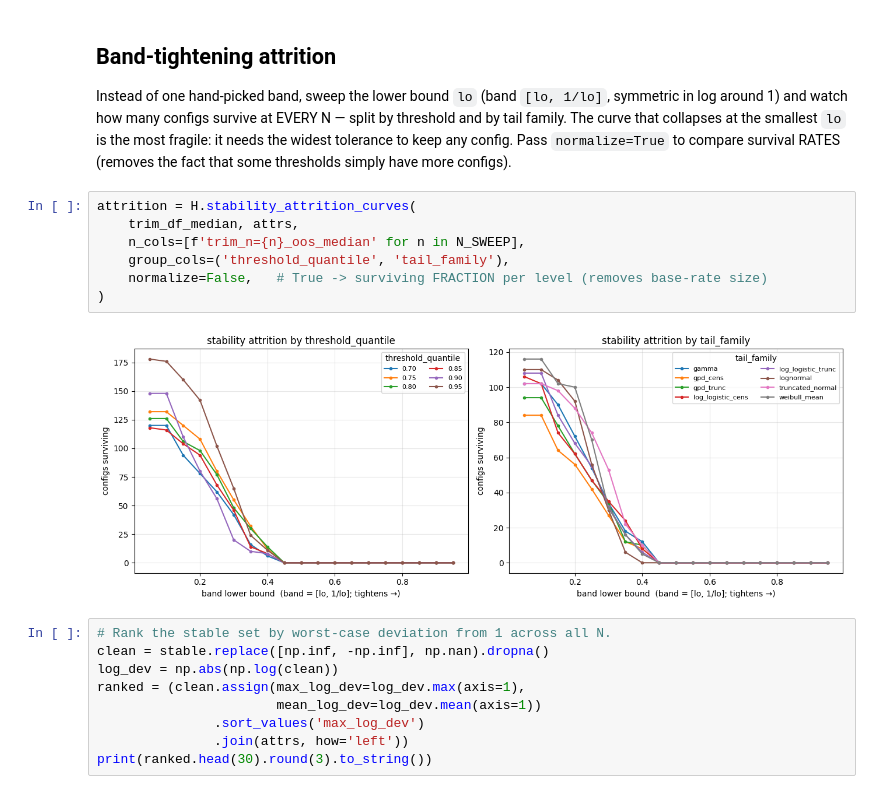
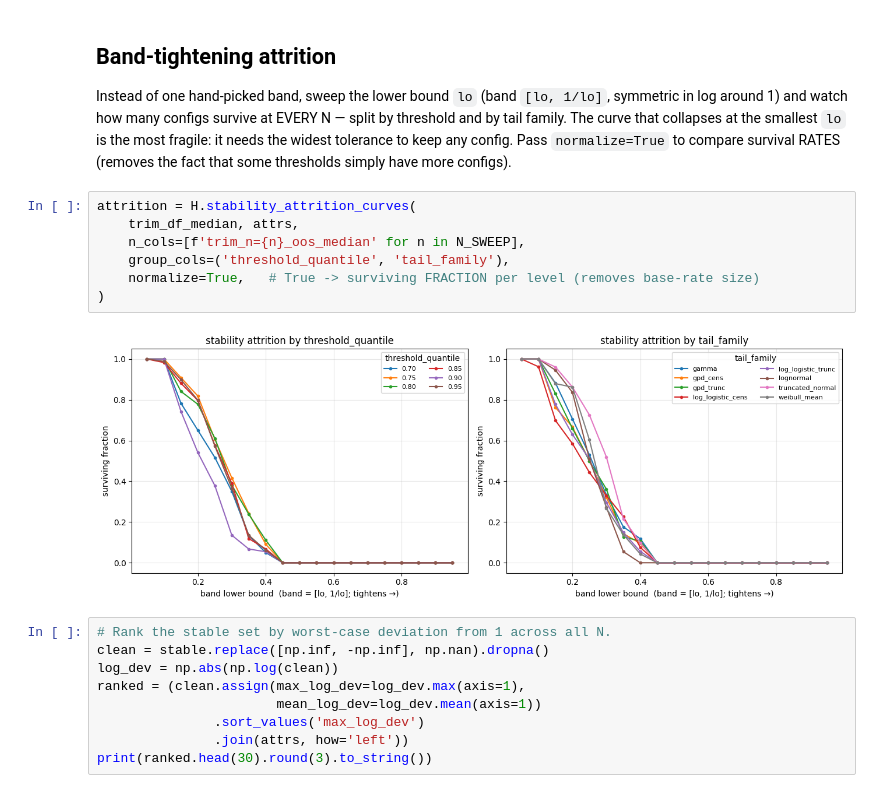
Before and after one commit to ihmeuw/idd-tc-mortality, a Jupyter notebook: notebooks/20260722/dh_intermediate_diagnostics_v1985.ipynb, the cells around one changed output. Saved outputs shown, nothing was run; the diff lists cells and outputs as text.

```diff
--- a/notebooks/20260722/dh_intermediate_diagnostics_v1985.ipynb
+++ b/notebooks/20260722/dh_intermediate_diagnostics_v1985.ipynb
@@ -326,12 +327,12 @@ RATES (removes the fact that some thresholds simply have more configs).
 # %%
 attrition = H.stability_attrition_curves(
     trim_df_median, attrs,
     n_cols=[f'trim_n={n}_oos_median' for n in N_SWEEP],
     group_cols=('threshold_quantile', 'tail_family'),
-    normalize=False,   # True -> surviving FRACTION per level (removes base-rate size)
+    normalize=True,   # True -> surviving FRACTION per level (removes base-rate size)
 )
 # %% [output]
-[figure, old version]
+[figure, new version]
 # %%
 # Rank the stable set by worst-case deviation from 1 across all N.
 clean = stable.replace([np.inf, -np.inf], np.nan).dropna()
```
Also changed, not shown: parts of 1 cell of this notebook, 4 other files.
